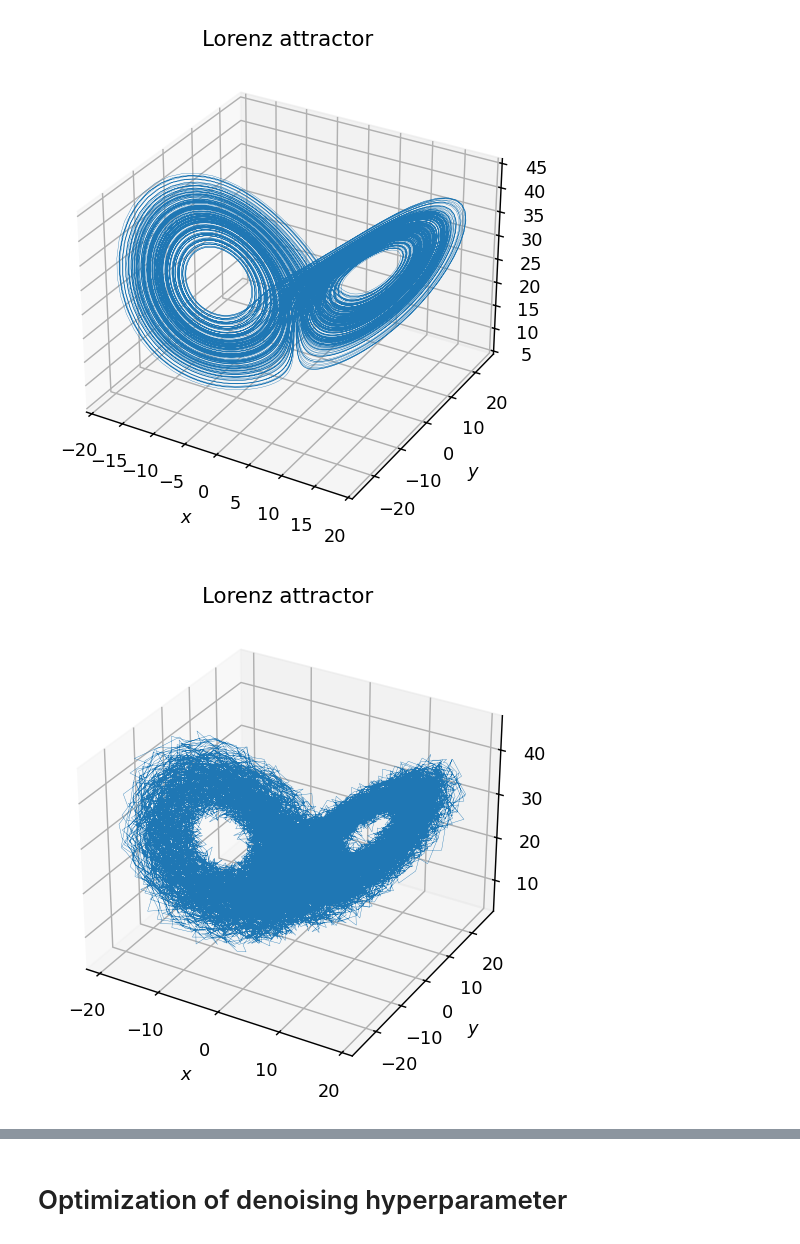
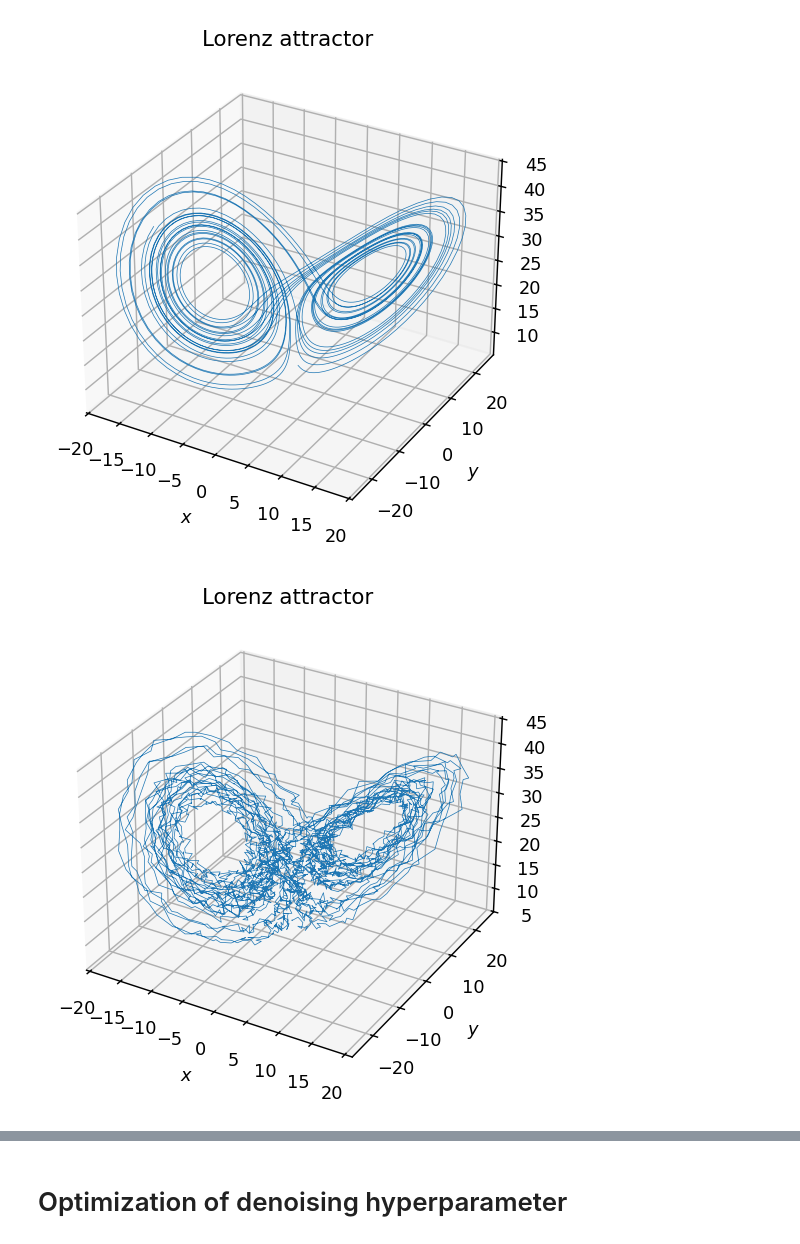
Before and after one commit to alexje76/SINDY-Noise-Investigation, a Jupyter notebook: Denoising Study.ipynb, the cells around one changed output, grey strips where cells are left out. Saved outputs shown, nothing was run; the diff lists cells and outputs as text; code cells hidden in the pictures.

```diff
--- a/Denoising Study.ipynb
+++ b/Denoising Study.ipynb
@@ -32,31 +32,41 @@ importlib.reload(systems)
 # %%
 dt = 1e-2
-num_steps = 3 * 10**4
+num_steps = 3 * 10**3
 
 x_0 = np.array([0, 2, 8])
 traj = systems.Trajectory(
-    mysindy.lorenz, x_0, dt, num_steps, 1, butterworth_cutoff=0.02
+    mysindy.lorenz, x_0, dt, num_steps, 0.5
 )
 # %%
 ax = plt.figure(dpi=128).add_subplot(projection="3d")
 
-ax.plot(*traj.x, lw=0.2)
+ax.plot(*traj.x, lw=0.4)
 ax.set_xlabel("$x$")
 ax.set_ylabel("$y$")
 ax.set_zlabel("$z$")
 ax.set_title("Lorenz attractor")
 
 plt.show()
 
 ax = plt.figure(dpi=128).add_subplot(projection="3d")
 
-ax.plot(*traj.x_noisy, lw=0.2)
+ax.plot(*traj.x_noisy, lw=0.4)
 ax.set_xlabel("$x$")
 ax.set_ylabel("$y$")
 ax.set_zlabel("$z$")
 ax.set_title("Lorenz attractor")
 
 plt.show()
+
+ax = plt.figure(dpi=128).add_subplot(projection="3d")
+
+ax.plot(*traj.x_denoised, lw=0.4)
+ax.set_xlabel("$x$")
+ax.set_ylabel("$y$")
+ax.set_zlabel("$z$")
+ax.set_title("Lorenz attractor")
+
+plt.show()
 # %% [output]
-[figure, old version]
+[figure, new version]
-[figure, old version]
+[figure, new version]
```
Also changed, not shown: parts of 6 cells of this notebook, 1 other file.
